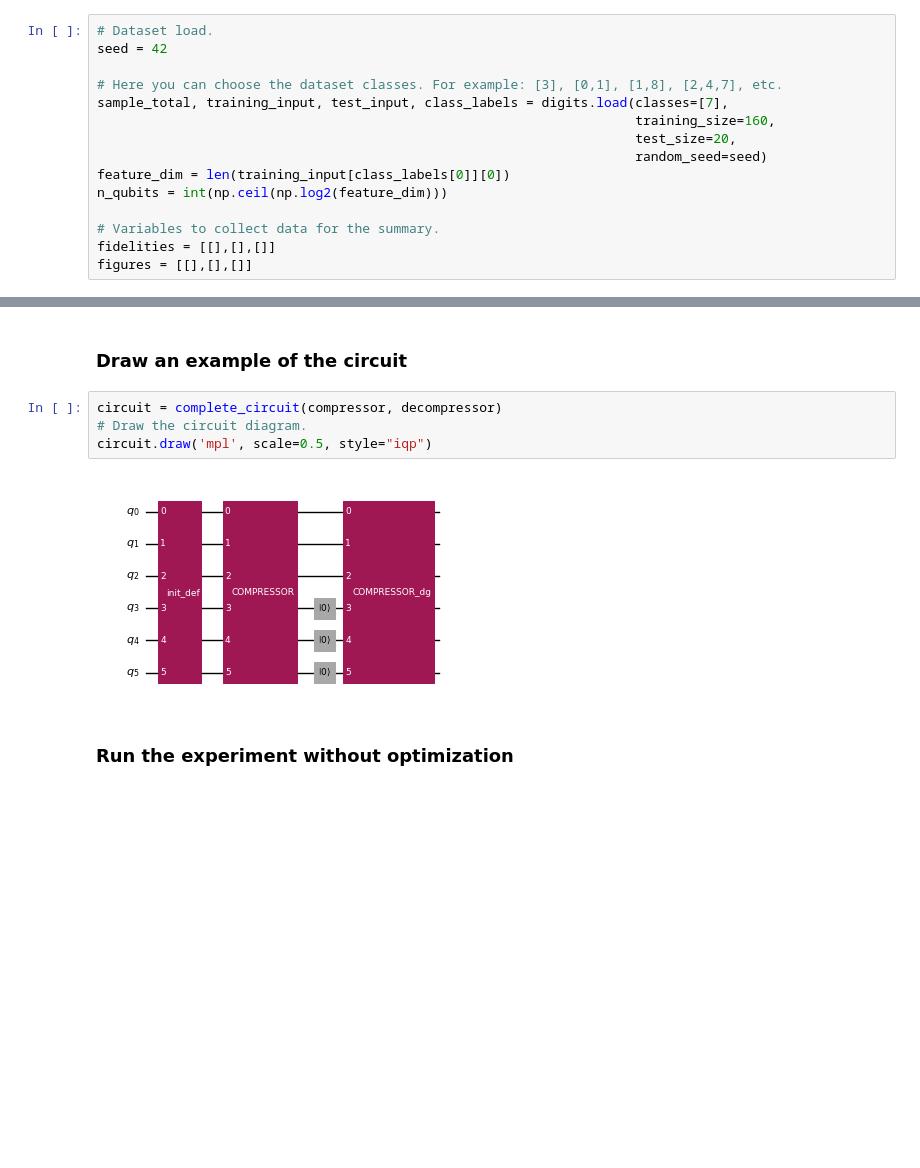
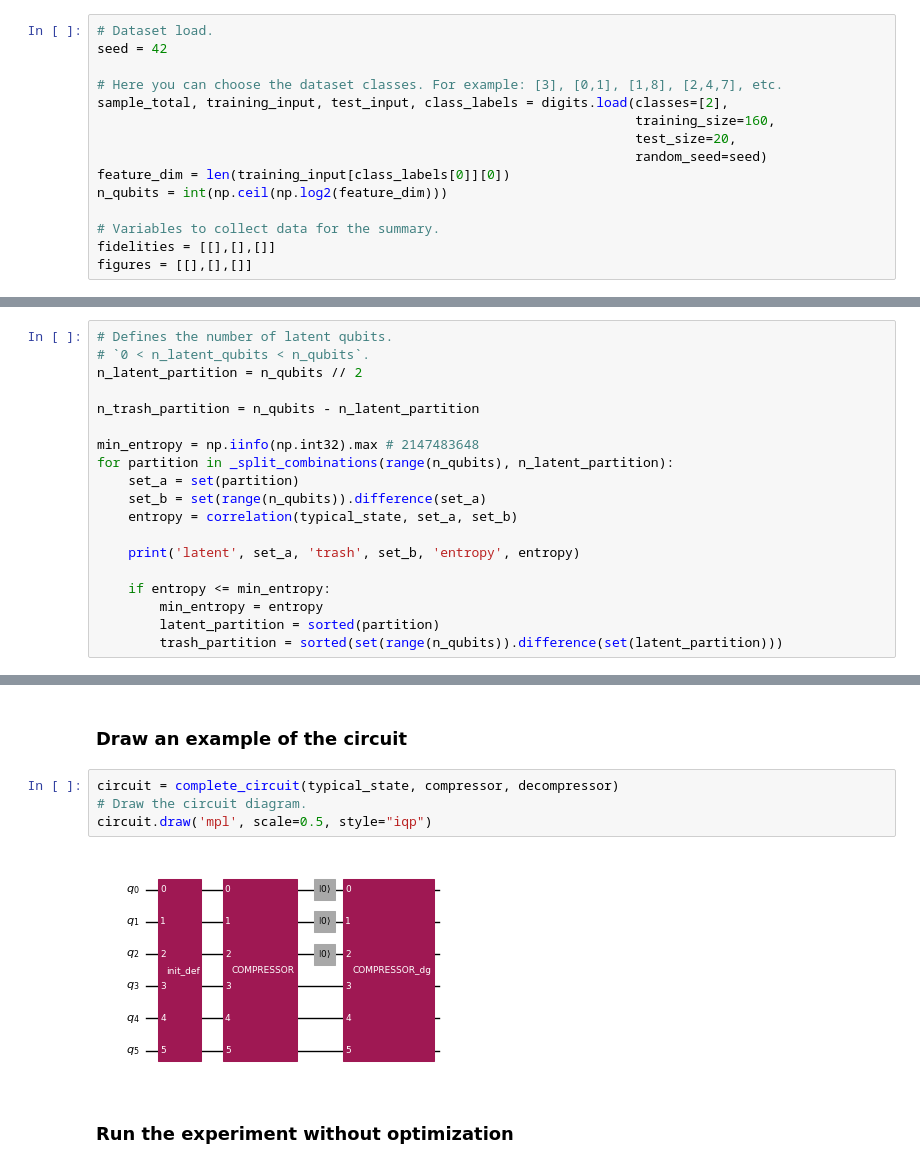
Before and after one commit to qDNA-yonsei/qdna-examples, a Jupyter notebook: compression/schmidt.ipynb, the cells around one changed output, grey strips where cells are left out. Drawn from its saved outputs; the diff is of its cells as text; blank space fills up the shorter version.

```diff
--- a/compression/schmidt.ipynb
+++ b/compression/schmidt.ipynb
@@ -21,7 +14,7 @@ from qdna.compression import SchmidtCompressor
 seed = 42
 
 # Here you can choose the dataset classes. For example: [3], [0,1], [1,8], [2,4,7], etc.
-sample_total, training_input, test_input, class_labels = digits.load(classes=[7],
+sample_total, training_input, test_input, class_labels = digits.load(classes=[2],
                                                                      training_size=160,
                                                                      test_size=20,
                                                                      random_seed=seed)
@@ -247,0 +127,19 @@ partition (0, 4, 5) entropy 0.9695458093994802 s_a 0.9695458093994804 s_b 0.9695
+# %%
+# Defines the number of latent qubits.
+# `0 < n_latent_qubits < n_qubits`.
+n_latent_partition = n_qubits // 2
+
+n_trash_partition = n_qubits - n_latent_partition
+
+min_entropy = np.iinfo(np.int32).max # 2147483648
+for partition in _split_combinations(range(n_qubits), n_latent_partition):
+    set_a = set(partition)
+    set_b = set(range(n_qubits)).difference(set_a)
+    entropy = correlation(typical_state, set_a, set_b)
+
+    print('latent', set_a, 'trash', set_b, 'entropy', entropy)
+
+    if entropy <= min_entropy:
+        min_entropy = entropy
+        latent_partition = sorted(partition)
+        trash_partition = sorted(set(range(n_qubits)).difference(set(latent_partition)))
@@ -280,11 +187,11 @@ Using |0> as the reference state.
 
 ### Draw an example of the circuit
 # %%
-circuit = complete_circuit(compressor, decompressor)
+circuit = complete_circuit(typical_state, compressor, decompressor)
 # Draw the circuit diagram.
 circuit.draw('mpl', scale=0.5, style="iqp")
 # %% [output]
-[figure, old version]
+[figure, new version]
 # %% [markdown]
 ### Run the experiment without optimization
 # %%
```
Also changed, not shown: parts of 35 cells of this notebook.
